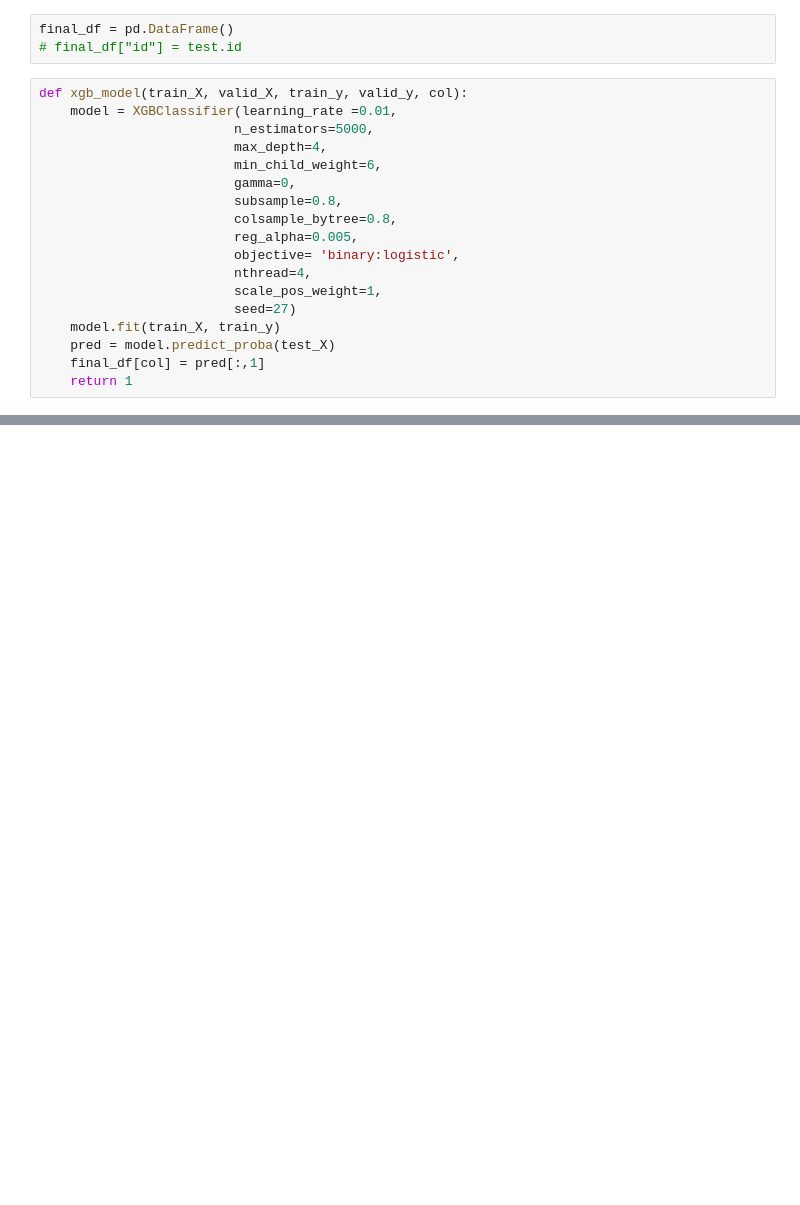
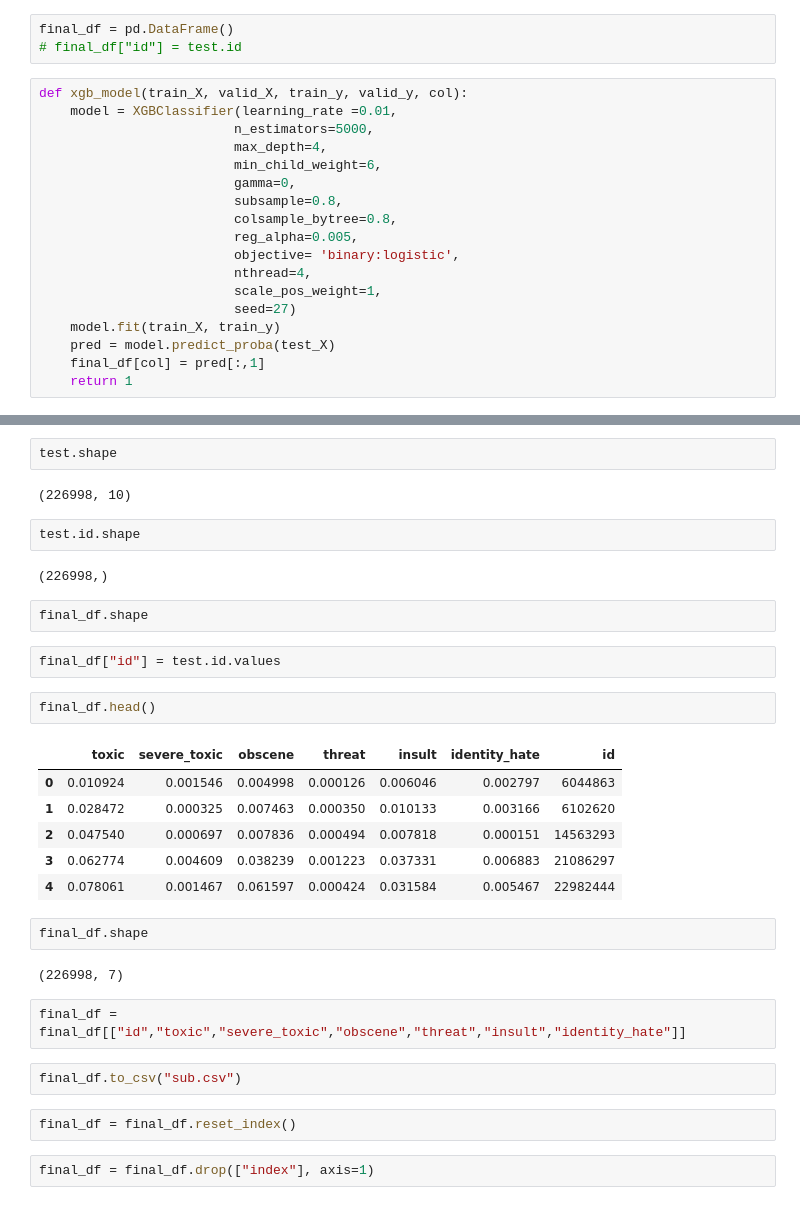
Before and after one commit to Himanshuarora97/Toxic-comment-classification, a Jupyter notebook: Toxic Comment.ipynb, the cells around one changed output, grey strips where cells are left out. Drawn from its saved outputs; the diff is of its cells as text; blank space fills up the shorter version.

```diff
--- a/Toxic Comment.ipynb
+++ b/Toxic Comment.ipynb
@@ -326,0 +312,33 @@ final_df.shape
+# %%
+test.shape
+# %% [output]
+(226998, 10)
+# %%
+test.id.shape
+# %% [output]
+(226998,)
+# %%
+final_df.shape
+# %%
+final_df["id"] = test.id.values
+# %%
+final_df.head()
+# %% [output]
+|  | toxic | severe_toxic | obscene | threat | insult | identity_hate | id |
+| 0 | 0.010924 | 0.001546 | 0.004998 | 0.000126 | 0.006046 | 0.002797 | 6044863 |
+| 1 | 0.028472 | 0.000325 | 0.007463 | 0.000350 | 0.010133 | 0.003166 | 6102620 |
+| 2 | 0.047540 | 0.000697 | 0.007836 | 0.000494 | 0.007818 | 0.000151 | 14563293 |
+| 3 | 0.062774 | 0.004609 | 0.038239 | 0.001223 | 0.037331 | 0.006883 | 21086297 |
+| 4 | 0.078061 | 0.001467 | 0.061597 | 0.000424 | 0.031584 | 0.005467 | 22982444 |
+# %%
+final_df.shape
+# %% [output]
+(226998, 7)
+# %%
+final_df = final_df[["id","toxic","severe_toxic","obscene","threat","insult","identity_hate"]]
+# %%
+final_df.to_csv("sub.csv")
+# %%
+final_df = final_df.reset_index()
+# %%
+final_df = final_df.drop(["index"], axis=1)
```
Also changed, not shown: parts of 6 cells of this notebook.
